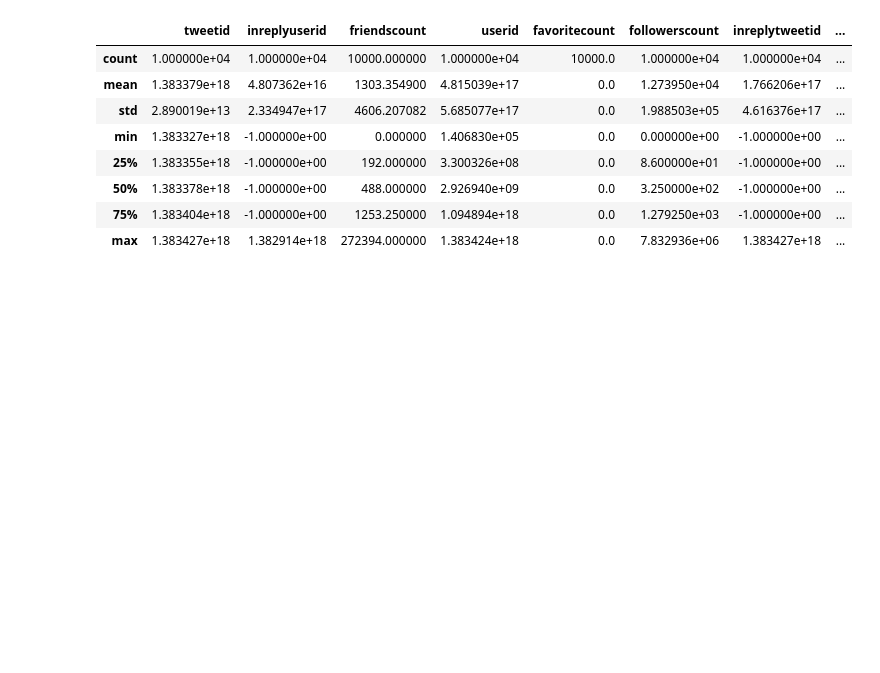
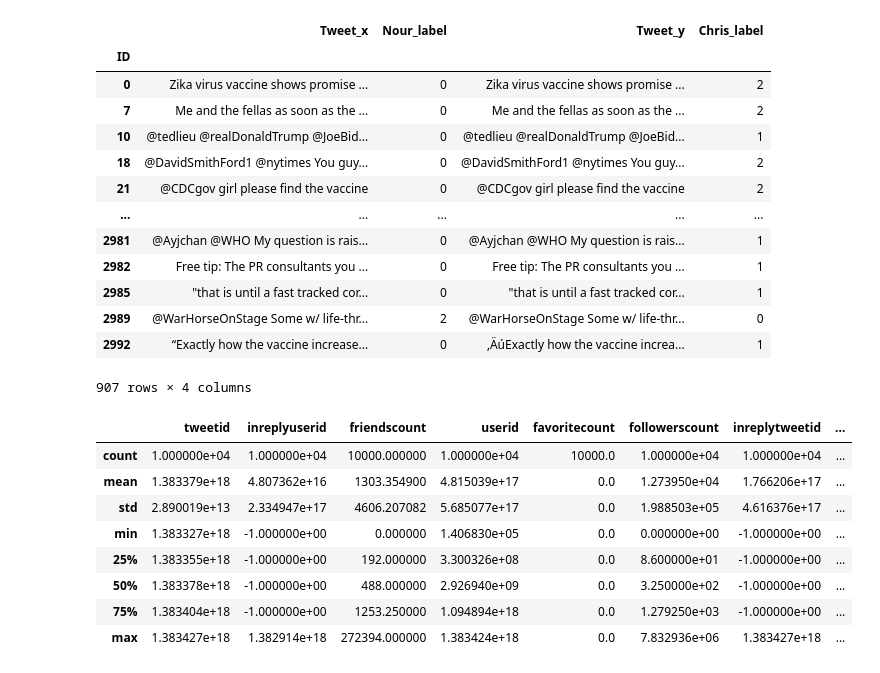
Before and after one commit to VenugopalBhatia/antivax_sa, a Jupyter notebook: analysis.ipynb, the cells around one changed output. Drawn from its saved outputs; the diff is of its cells as text; code cells hidden in the pictures; blank space fills up the shorter version.

```diff
--- a/analysis.ipynb
+++ b/analysis.ipynb
@@ -29,3 +51,31 @@ df_tweets = pd.read_csv(r'./data/vaccine_labeled_tweets.csv',index_col=0)
+# %%
+df_tweets_reannotated['Tweet'] = df_tweets_reannotated['Tweet'].str.strip()
+df_tweets['Tweet'] = df_tweets['Tweet'].str.strip()
+# %%
+df_tweets.rename(columns = {'Unnamed: 0':'ID'},inplace=True)
+# %%
+df_comparison = df_tweets.merge(df_tweets_reannotated,how = 'left',on = 'ID')
+df_comparison.set_index('ID',inplace = True)
+df_comparison.drop(['0 = neutral','1 = negative','2 = positive'],axis=1,inplace=True)
+# %%
+#df_diAnnotation for determining difference in annotation
+df_diAnnotation = df_comparison[df_comparison['Nour_label']!=df_comparison['Chris_label']]
+df_diAnnotation
+# %% [output]
+|  | Tweet_x | Nour_label | Tweet_y | Chris_label |
+| ID |  |  |  |  |
+| 0 | Zika virus vaccine shows promise ... | 0 | Zika virus vaccine shows promise ... | 2 |
+| 7 | Me and the fellas as soon as the ... | 0 | Me and the fellas as soon as the ... | 2 |
+| 10 | @tedlieu @realDonaldTrump @JoeBid... | 0 | @tedlieu @realDonaldTrump @JoeBid... | 1 |
+| 18 | @DavidSmithFord1 @nytimes You guy... | 0 | @DavidSmithFord1 @nytimes You guy... | 2 |
+| 21 | @CDCgov girl please find the vaccine | 0 | @CDCgov girl please find the vaccine | 2 |
+| ... | ... | ... | ... | ... |
+| 2981 | @Ayjchan @WHO My question is rais... | 0 | @Ayjchan @WHO My question is rais... | 1 |
+| 2982 | Free tip: The PR consultants you ... | 0 | Free tip: The PR consultants you ... | 1 |
+| 2985 | "that is until a fast tracked cor... | 0 | "that is until a fast tracked cor... | 1 |
+| 2989 | @WarHorseOnStage Some w/ life-thr... | 2 | @WarHorseOnStage Some w/ life-thr... | 0 |
+| 2992 | “Exactly how the vaccine increase... | 0 | ‚ÄúExactly how the vaccine increa... | 1 |
+907 rows × 4 columns
 # %%
 df_pro = pd.read_csv(r'./data/vaccine_pro.csv')
 df_pro.describe()
```
Also changed, not shown: parts of 14 cells of this notebook, 4 other files.
